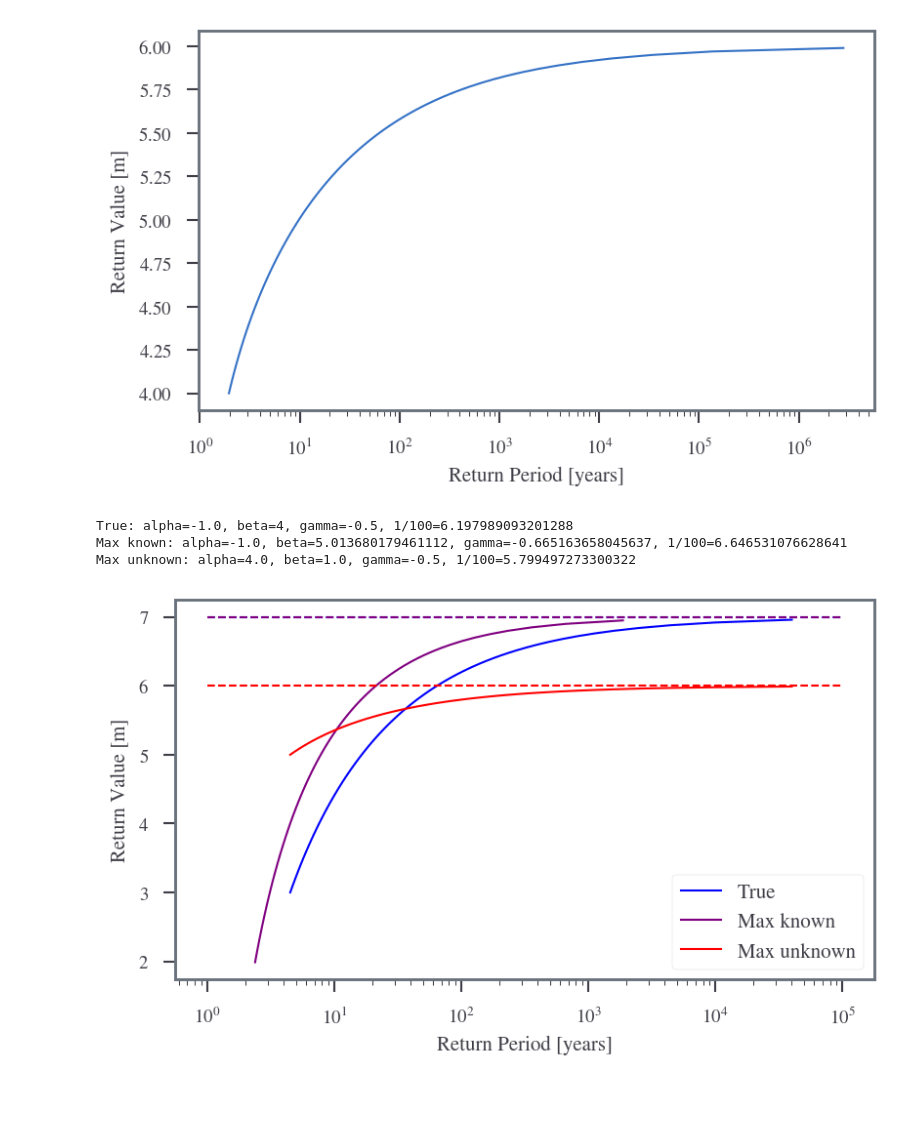
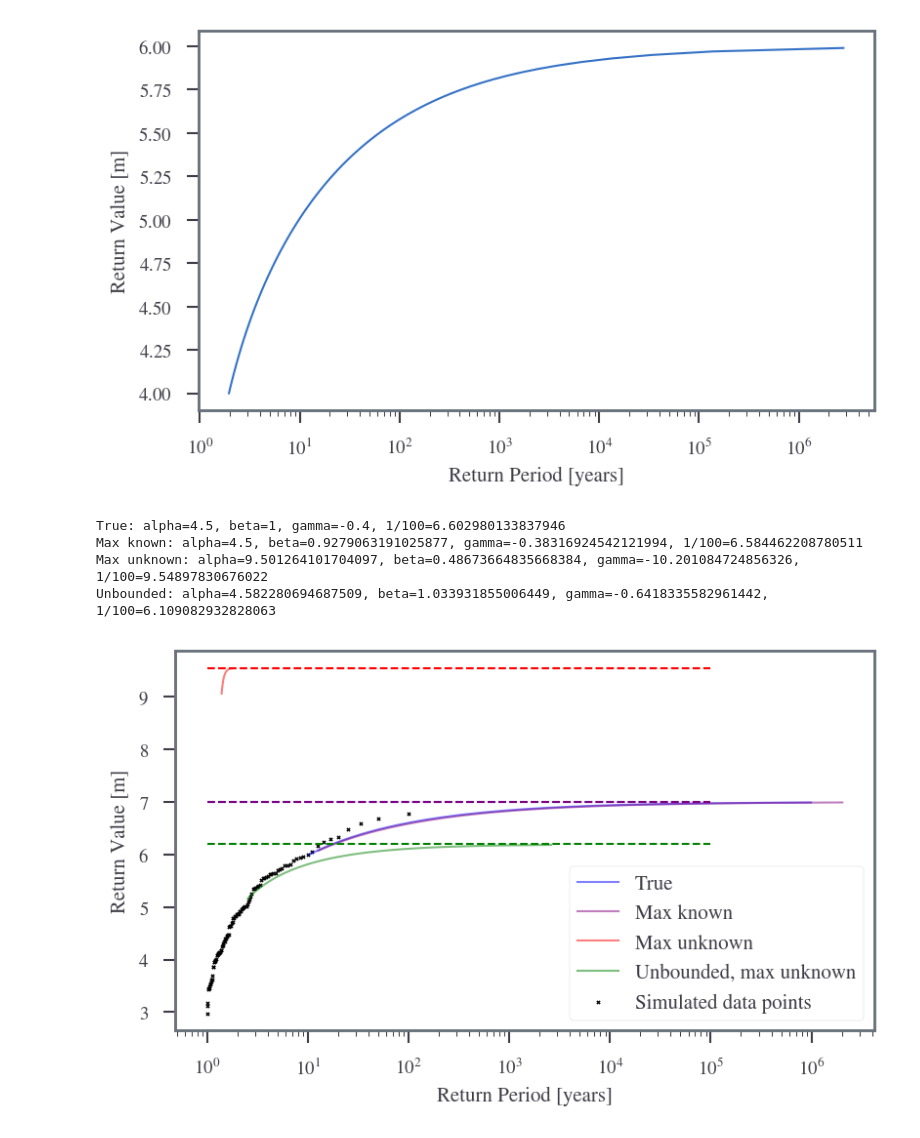
Before and after one commit to sdat2/PotentialHeight, a Jupyter notebook: ipynb/05-02-evt.ipynb, the cells around one changed output. Cells and saved outputs as stored; diff of their text form; code cells hidden in the pictures; blank space fills up the shorter version.

Commit message:
unbounded gets stuck

```diff
--- a/ipynb/05-02-evt.ipynb
+++ b/ipynb/05-02-evt.ipynb
@@ -171,40 +171,59 @@ def min_ll_beta_gamma(z: np.ndarray, z_star: float) -> Tuple[float, float]:
     )
     return mins.x[0], mins.x[1]
 
-def min_ll_alpha_beta_gamma(z: np.ndarray) -> Tuple[float, float, float]:
+def min_ll_alpha_beta_gamma(z: np.ndarray, bounded: bool = True) -> Tuple[float, float, float]:
+    if bounded:
+        tup = (None, -0.01)
+    else:
+        tup = (None, None)
     mins = minimize(
         lambda x: -return_ll_alpha_beta_gamma(z)(x[0], x[1], x[2]),
-        x0=[4, 1, -0.5],
-        bounds=[(None, None), (0.01, None), (None, -0.01)],
+        x0=[4, 1, -0.3],
+        bounds=[(None, None), (0.01, None), tup],
+        jac='3-point',
+        hess='3-point',
+
     )
     return mins.x[0], mins.x[1], mins.x[2]
 # %%
-def plot_rp(z_star: float, beta: float, gamma: float, color: str = "blue", label=""):
-    plt.hlines(z_star, 1, 100_000, color=color, linestyles="dashed")
+def plot_rp(alpha: float, beta: float, gamma: float, color: str = "blue", label=""):
+    if gamma < 0: # Weibull class have upper bound
+        z_star = z_star_from_alpha_beta_gamma(alpha, beta, gamma)
+        plt.hlines(z_star, 1, 100_000, color=color, linestyles="dashed")
     znew = np.linspace(z_star-beta, z_star-beta*0.01, num=100)
     rp = 1 / (1 - bg_cum_dist(znew, z_star, beta, gamma))
-    plt.semilogx(rp, znew, color=color, label=label)
+    plt.semilogx(rp, znew, color=color, label=label, alpha=0.5)
     plt.ylabel("Return Value [m]")
     plt.xlabel("Return Period [years]")
 
-def try_fit(z_star=7, beta=4, gamma=-0.1, n=40):
+def try_fit(z_star: float = 7, beta: float = 4, gamma: float = -0.1, n: int = 40) -> None:
     alpha = alpha_from_z_star_beta_gamma(z_star, beta, gamma)
     zs = gen_samples_from_gev(z_star, beta, gamma, n)
     bg_beta, bg_gamma = min_ll_beta_gamma(zs, z_star)
     bg_alpha = alpha_from_z_star_beta_gamma(z_star, bg_beta, bg_gamma)
     f_alpha, f_beta, f_gamma = min_ll_alpha_beta_gamma(zs)
+    u_alpha, u_beta, u_gamma = min_ll_alpha_beta_gamma(zs, bounded=False)
     print(f"True: alpha={alpha}, beta={beta}, gamma={gamma}, 1/100={genextreme.isf(1/100, c=-gamma, loc=alpha, scale=beta)}")
     print(f"Max known: alpha={alpha}, beta={bg_beta}, gamma={bg_gamma}, 1/100={genextreme.isf(1/100, c=-bg_gamma, loc=bg_alpha, scale=bg_beta)}")
     print(f"Max unknown: alpha={f_alpha}, beta={f_beta}, gamma={f_gamma}, 1/100={genextreme.isf(1/100, c=-f_gamma, loc=f_alpha, scale=f_beta)}")
+    print(f"Unbounded: alpha={u_alpha}, beta={u_beta}, gamma={u_gamma}, 1/100={genextreme.isf(1/100, c=-u_gamma, loc=u_alpha, scale=u_beta)}")
     f_zstar = z_star_from_alpha_beta_gamma(f_alpha, f_beta, f_gamma)
-    plot_rp(z_star, beta, gamma, color="blue", label="True")
-    plot_rp(z_star, bg_beta, bg_gamma, color="purple", label="Max known")
-    plot_rp(f_zstar, f_beta, f_gamma, color="red", label="Max unknown")
+    u_zstar = z_star_from_alpha_beta_gamma(u_alpha, u_beta, u_gamma)
+    plot_rp(alpha, beta, gamma, color="blue", label="True")
+    plot_rp(bg_alpha, bg_beta, bg_gamma, color="purple", label="Max known")
+    plot_rp(f_alpha, f_beta, f_gamma, color="red", label="Max unknown")
+    plot_rp(u_alpha, u_beta, u_gamma, color="green", label="Unbounded, max unknown")
+    sorted_zs = np.sort(zs)
+    empirical_rps = len(zs) / np.arange(1, len(zs) + 1)[::-1]
+    plt.scatter(empirical_rps, sorted_zs, s=3, color="black", label="Simulated data points")
     plt.legend()
 
-try_fit(z_star=7, beta=4, gamma=-0.5, n=1_000_000)
+
+try_fit(z_star=7, beta=1, gamma=-0.4, n=100)
+# try_fit(z_star=7, beta=4, gamma=-0.5, n=100)
 # %% [output]
-True: alpha=-1.0, beta=4, gamma=-0.5, 1/100=6.197989093201288
-Max known: alpha=-1.0, beta=5.013680179461112, gamma=-0.665163658045637, 1/100=6.646531076628641
-Max unknown: alpha=4.0, beta=1.0, gamma=-0.5, 1/100=5.799497273300322
+True: alpha=4.5, beta=1, gamma=-0.4, 1/100=6.602980133837946
+Max known: alpha=4.5, beta=0.9279063191025877, gamma=-0.38316924542121994, 1/100=6.584462208780511
+Max unknown: alpha=9.501264101704097, beta=0.48673664835668384, gamma=-10.201084724856326, 1/100=9.54897830676022
+Unbounded: alpha=4.582280694687509, beta=1.033931855006449, gamma=-0.6418335582961442, 1/100=6.109082932828063
-[figure, old version]
+[figure, new version]
```
